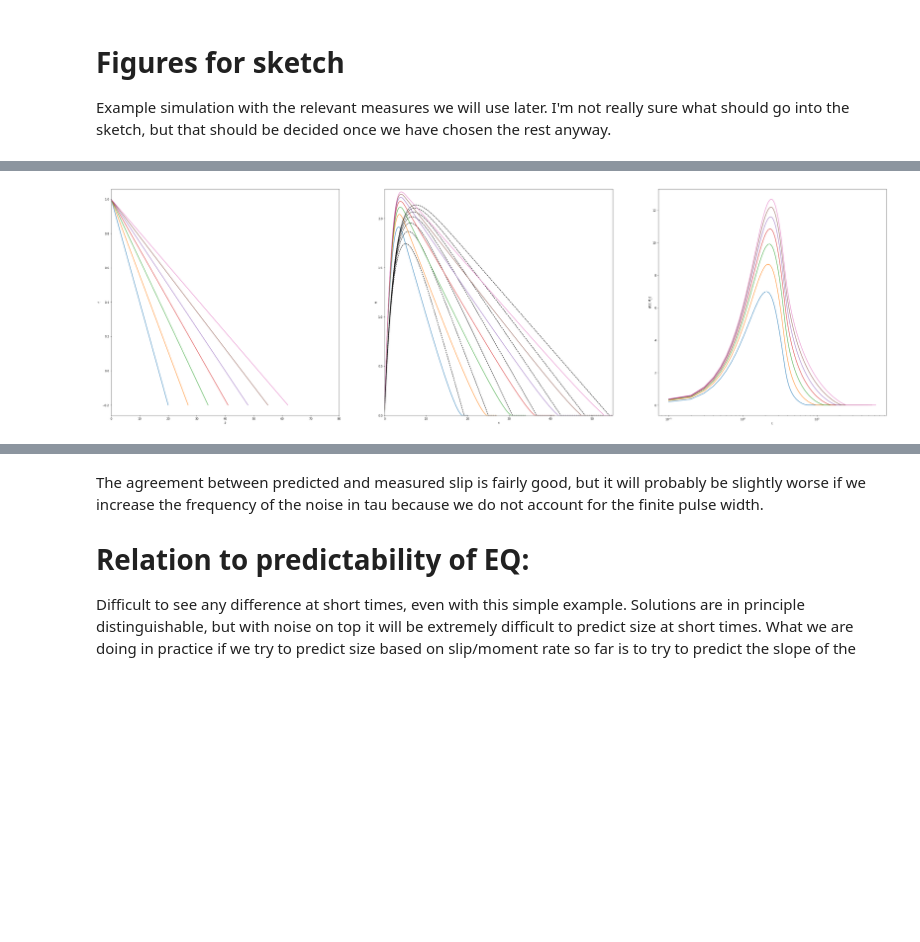
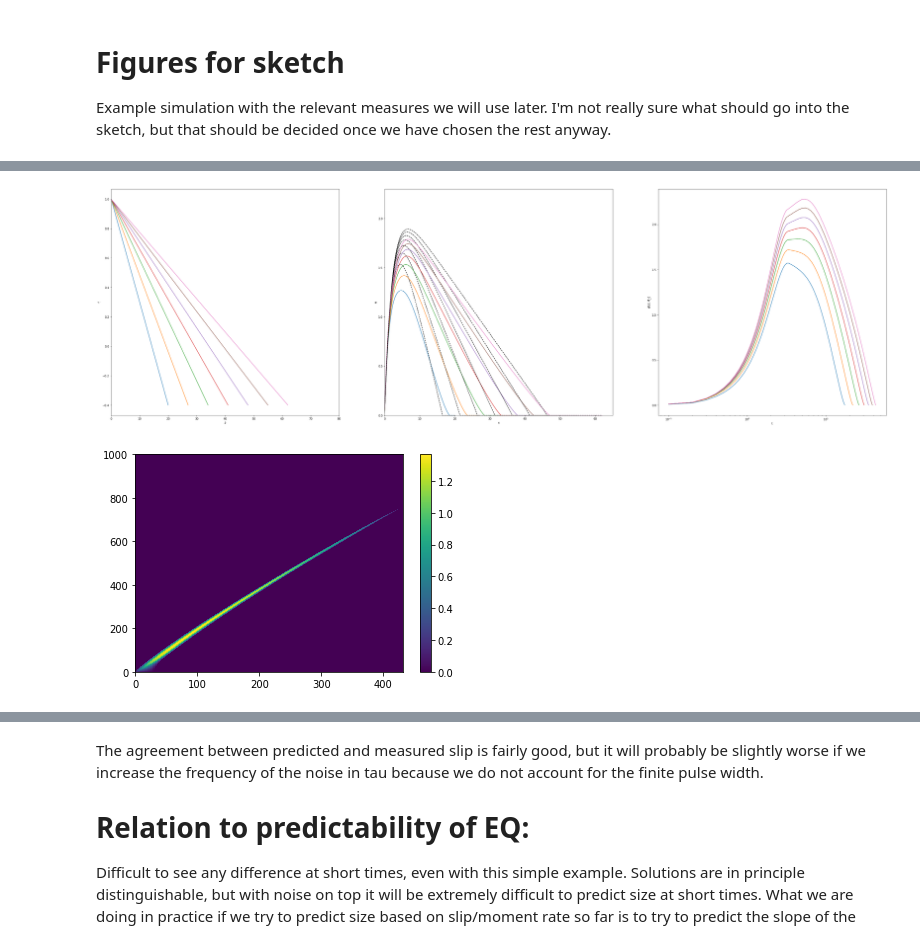
Before and after one commit to kjetilthogersen/1D-rupture, a Jupyter notebook: pulsePaper.ipynb, the cells around one changed output, grey strips where cells are left out. Cells and saved outputs as stored; diff of their text form; code cells hidden in the pictures; blank space fills up the shorter version.

```diff
--- a/pulsePaper.ipynb
+++ b/pulsePaper.ipynb
@@ -46,10 +72,19 @@ def seismicMoment(data):
 Example simulation with the relevant measures we will use later. I'm not really sure what should go into the sketch, but that should be decided once we have chosen the rest anyway.
 # %%
 # Set up and plot prestress distribution
-x = np.linspace(0,25,1000)
-tau = gauss(x,0,1)*.7+.3 - (2*x)/np.max(x)*.3
+x = np.linspace(0,50,1000)
+tau = gauss(x,0,1)*.1+.9 - (2*x)/np.max(x)*.9
+
 #tau = gauss(x,0,20)*5-4
 tau = tau/np.max(tau) # Make sure tau reaches 1, which is needed for t
+tau[x<.1]=1
+
+# Set up fracture energy distribution (through dc)
+dc = np.ones(np.size(tau))
+
+
+dc[x<15] = gauss(x[x<15],15,1)*(.1-1e-4)+1e-4
+dc[x>=15]=10
 # %%
 # Run simulation with gamma = 0.65
 data = run.run_continuum(x = x,
@@ -57,10 +92,11 @@ data = run.run_continuum(x = x,
                          tau_minus = tau+2,
                          dt = 1e-3,
                          output_interval = 100,
-                         gamma = 0.65,
-                         tmax = 25,
-                         beta = 0.1,
-                         bc='fixed')
+                         gamma = 0.9,
+                         tmax = 50,
+                         beta = 1e-2,
+                         bc='fixed',
+                         frictionLaw = SlipWeakeningFrictionLaw(dc=dc,delta_u = np.zeros(np.size(x))))
 # %%
 # Pulse velocity for different times
 plt.figure(figsize=(40,10))
@@ -142,10 +207,10 @@ dataPulse = []
 for xmax in range(20,100,N_runs):
 
     x = np.linspace(0,xmax,1000)
-    tmax = xmax
+    tmax = xmax*3
 
     # Create linear tau:
-    tau = 1-(2*x)/np.max(x)*.6
+    tau = 1-(2*x)/np.max(x)*.7
 #    tau = gauss(x,0,1)*.1+.9 - (2*x)/np.max(x)*.9
     tau = tau/np.max(tau) # Make sure tau reaches 1, which is needed for t
 
@@ -155,10 +220,11 @@ for xmax in range(20,100,N_runs):
                                        tau_minus = tau+2,
                                        dt = 1e-3,
                                        output_interval = 100,
-                                       gamma = 0.8,
+                                       gamma = 0.9,
                                        tmax = tmax,
-                                       beta = 0.1,
-                                       bc='fixed') )
+                                       beta = 1e-2,
+                                       bc='fixed',
+                                       frictionLaw = SlipWeakeningFrictionLaw(dc=1e-3,delta_u = np.zeros(np.size(x))) ) )
 # %%
 # Plot some example pulses
 plt.figure(figsize=(50,15))
@@ -169,36 +235,42 @@ for runInd in range(N_runs):
 
 plt.xlabel('$\\bar x$')
 plt.ylabel('$\\bar \\tau$')
 plt.xlim([0,80])
 
 plt.subplot(1,3,2)
 for runInd in range(N_runs):
     Nmax = len(dataPulse[runInd]['t'])
     plt.plot(dataPulse[runInd]['x'],dataPulse[runInd]['u'][:,-1])
-    u_pred = PulsePrediction(startPos = 0, u = dataPulse[runInd]['u'], x = dataPulse[runInd]['x'],tau = dataPulse[runInd]['tau'], gamma = dataPulse[runInd]['gamma'])
+    u_pred = PulsePrediction(startPos = 0, u = dataPulse[runInd]['u'], x = dataPulse[runInd]['x'],tau = dataPulse[runInd]['tau'], gamma = dataPulse[runInd]['gamma'],dc = dataPulse[runInd]['frictionLaw'].dc)
     plt.plot(dataPulse[runInd]['x'],u_pred,'--k')
 
 plt.xlabel('x')
 plt.ylabel('u')
-plt.xlim([0,55])
+plt.xlim([0,65])
 plt.ylim([0,2.3])
 
 plt.subplot(1,3,3)
 for runInd in range(N_runs):
     M = seismicMoment(dataPulse[runInd])
     Nmax = len(dataPulse[runInd]['t'])
     plt.plot(dataPulse[runInd]['t'],M['M_rate'])
 
 plt.ylabel('d/dt M_0')
 plt.xlabel('t')
 #plt.xlim([0,25])
 #plt.ylim([0,6])
 #plt.yscale('log')
 plt.xscale('log')
 
 plt.show()
+
+
+plt.pcolor(dataPulse[runInd]['v'])
+plt.colorbar()
+plt.show()
 # %% [output]
-[figure, old version]
+[figure, new version]
+[figure, added]
 # %%
 plt.figure(figsize=(30,10))
 for runInd in range(N_runs):
```
Also changed, not shown: parts of 5 cells of this notebook, 1 other file.
